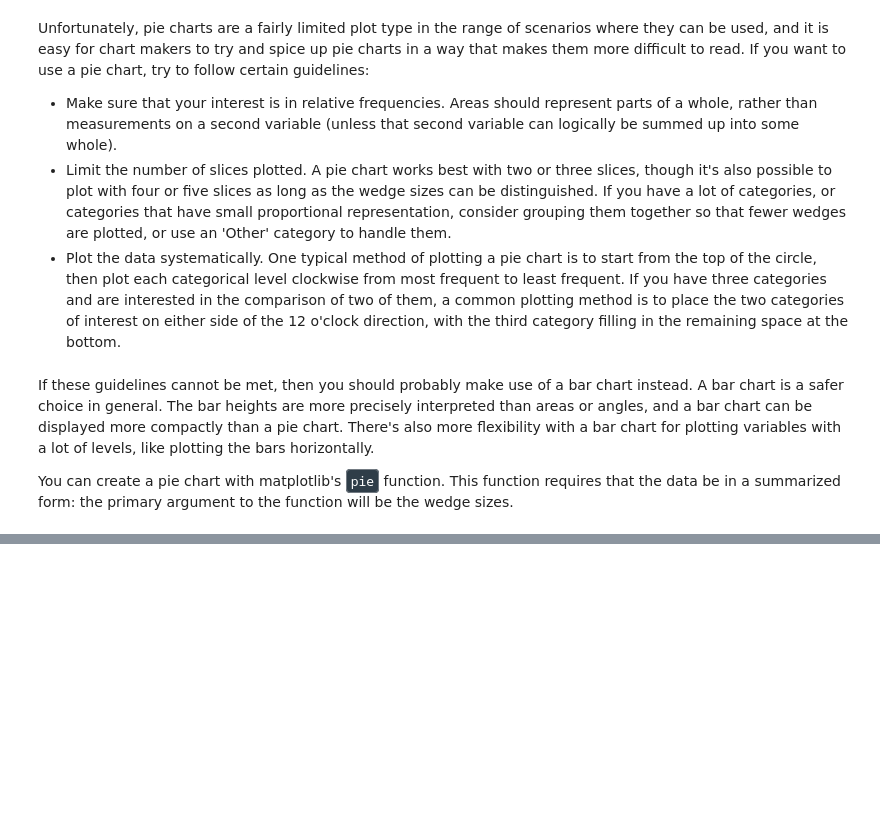
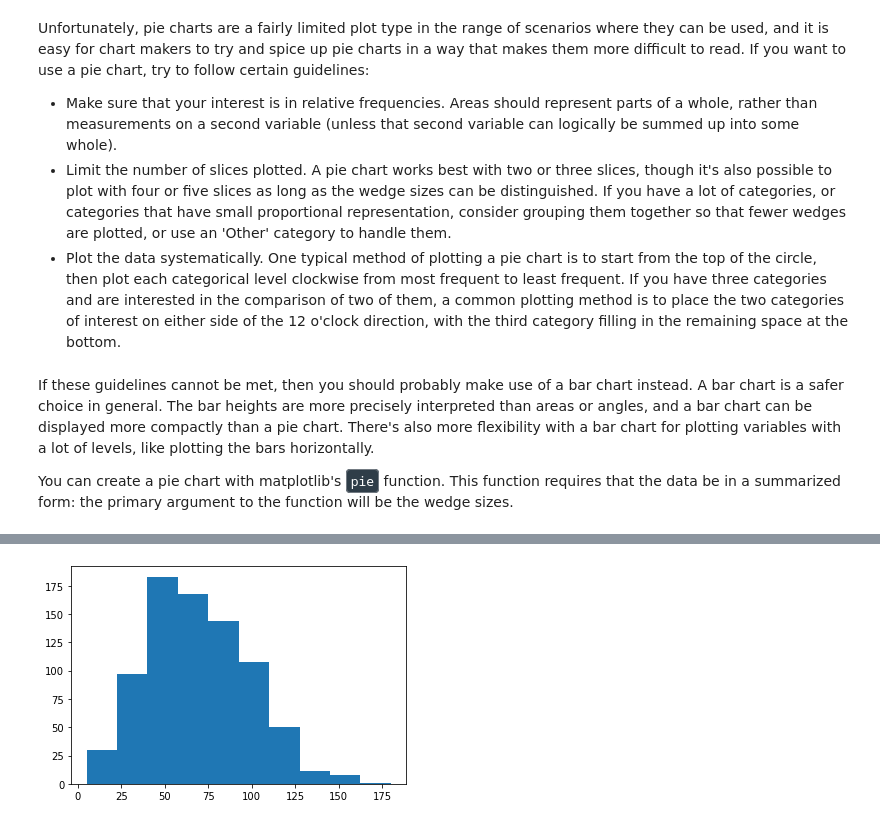
Before and after one commit to monaen/FDHS-2022Spring, a Jupyter notebook: projects/Matplotlib and Seaborn.ipynb, the cells around one changed output, grey strips where cells are left out. Cells and saved outputs as stored; diff of their text form; code cells hidden in the pictures; blank space fills up the shorter version.

```diff
--- a/projects/Matplotlib and Seaborn.ipynb
+++ b/projects/Matplotlib and Seaborn.ipynb
@@ -150,0 +178,4 @@ plt.axis('square')
+# %%
+plt.hist(data = pokemon, x = 'Speed');
+# %% [output]
+[figure, added]
```
Also changed, not shown: parts of 59 cells of this notebook, 4 other files.
